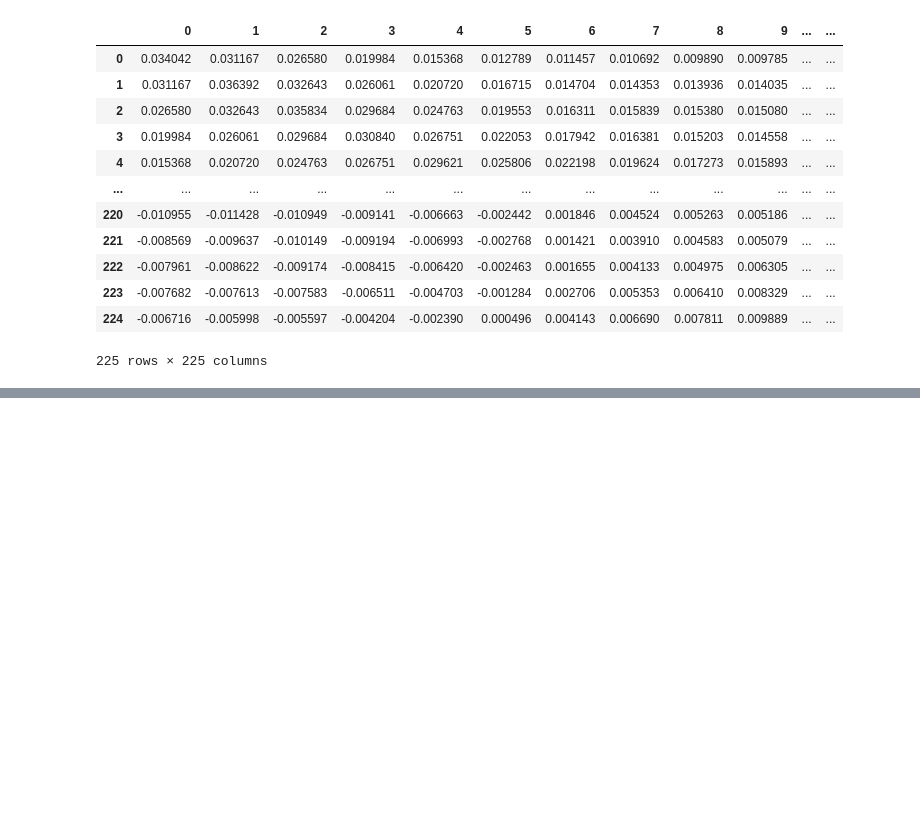
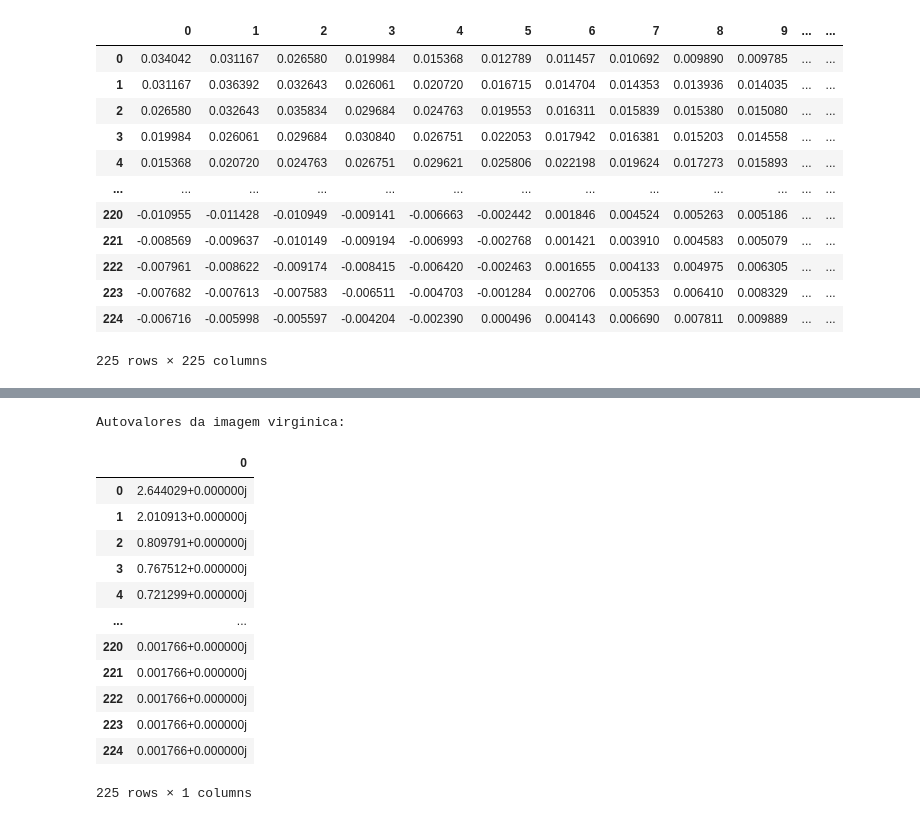
Before and after one commit to AdsonRoberto/Reducao_dimensionalidade_PCA_e_LDA, a Jupyter notebook: analise_PCA_LDA.ipynb, the cells around one changed output, grey strips where cells are left out. Cells and saved outputs as stored; diff of their text form; code cells hidden in the pictures; blank space fills up the shorter version.

```diff
--- a/analise_PCA_LDA.ipynb
+++ b/analise_PCA_LDA.ipynb
@@ -408,0 +447,19 @@ Matriz de covariância da imagem virginica:
+# %%
+print('Autovalores da imagem virginica: ')
+values_virginica_pd = pd.DataFrame(values_virginica)
+display(values_virginica_pd)
+# %% [output]
+Autovalores da imagem virginica:
+|  | 0 |
+| 0 | 2.644029+0.000000j |
+| 1 | 2.010913+0.000000j |
+| 2 | 0.809791+0.000000j |
+| 3 | 0.767512+0.000000j |
+| 4 | 0.721299+0.000000j |
+| ... | ... |
+| 220 | 0.001766+0.000000j |
+| 221 | 0.001766+0.000000j |
+| 222 | 0.001766+0.000000j |
+| 223 | 0.001766+0.000000j |
+| 224 | 0.001766+0.000000j |
+225 rows × 1 columns
```
Also changed, not shown: parts of 2 cells of this notebook.
